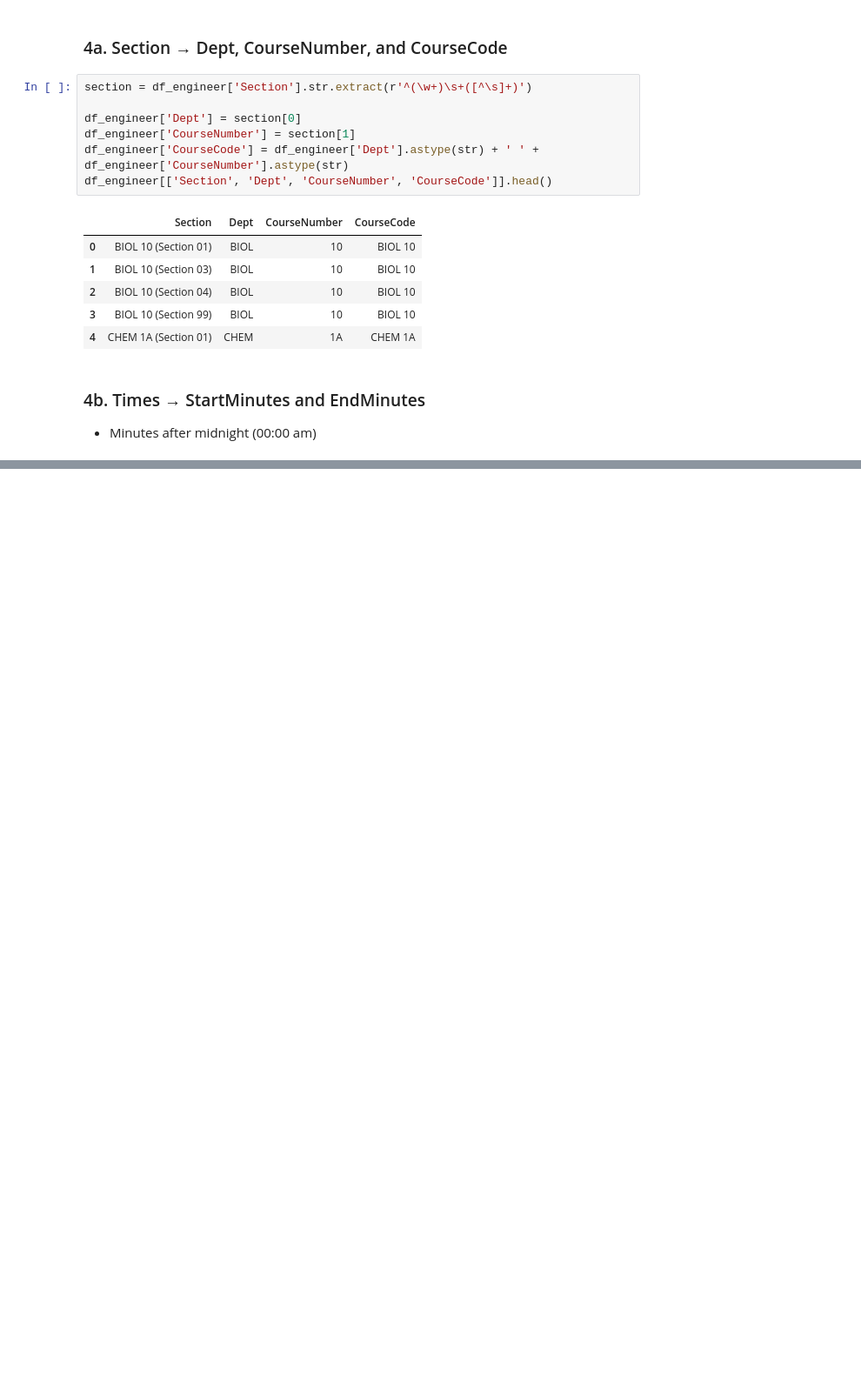
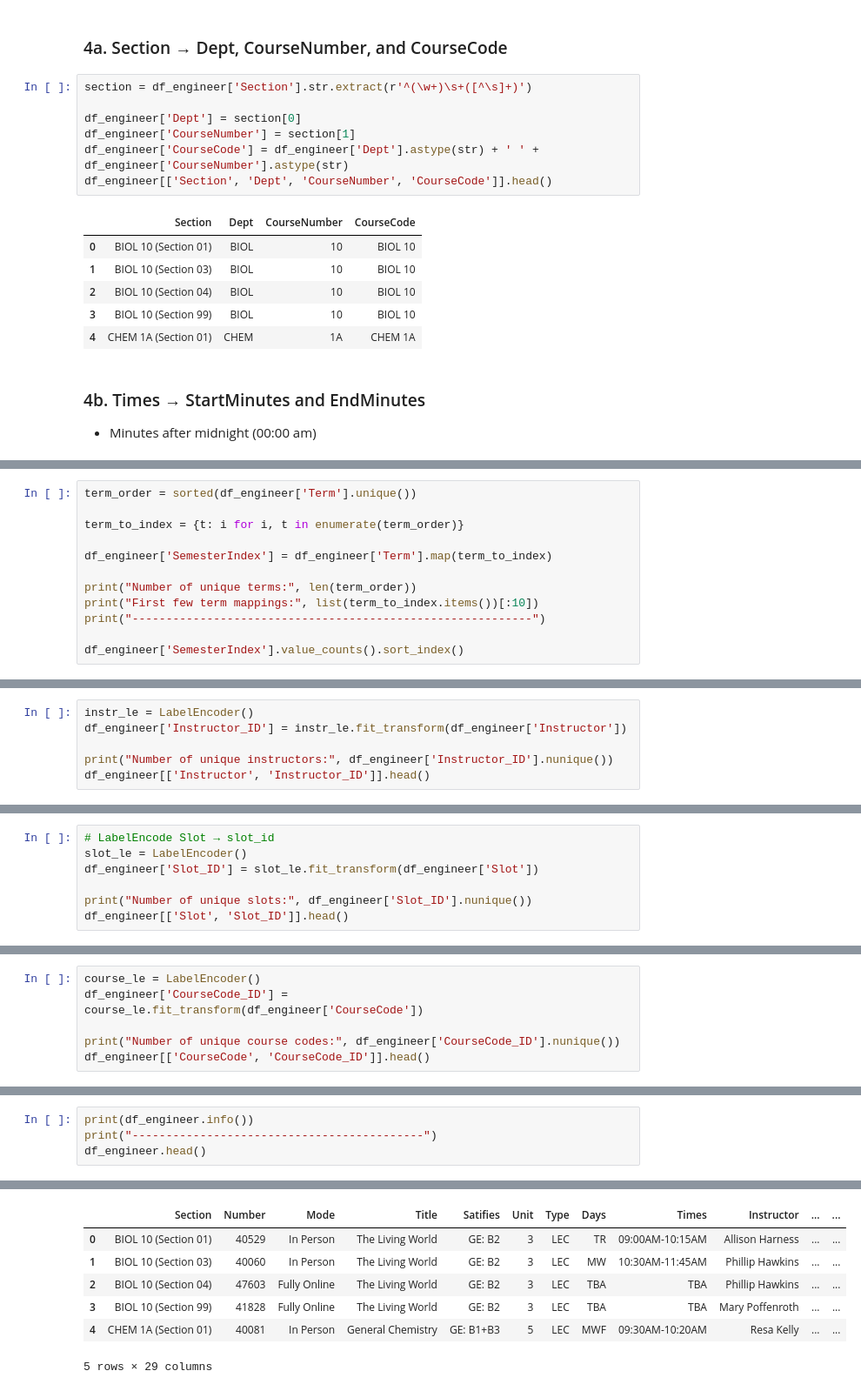
Before and after one commit to 7HE-LUCKY-FISH/major_map, a Jupyter notebook: notebooks/Major_Map_Hoang_Nguyen.ipynb, the cells around one changed output, grey strips where cells are left out. Shown: that part at 87% size. Cells and saved outputs as stored; diff of their text form; blank space fills up the shorter version.

Commit message:
Finished Data Engineering Features

```diff
--- a/notebooks/Major_Map_Hoang_Nguyen.ipynb
+++ b/notebooks/Major_Map_Hoang_Nguyen.ipynb
@@ -558,0 +669,12 @@ ValueError: time data "08:45" doesn't match format "%I:%M%p", at position 0. You
+# %%
+term_order = sorted(df_engineer['Term'].unique())
+
+term_to_index = {t: i for i, t in enumerate(term_order)}
+
+df_engineer['SemesterIndex'] = df_engineer['Term'].map(term_to_index)
+
+print("Number of unique terms:", len(term_order))
+print("First few term mappings:", list(term_to_index.items())[:10])
+print("-----------------------------------------------------------")
+
+df_engineer['SemesterIndex'].value_counts().sort_index()
@@ -558,0 +698,6 @@ ValueError: time data "08:45" doesn't match format "%I:%M%p", at position 0. You
+# %%
+instr_le = LabelEncoder()
+df_engineer['Instructor_ID'] = instr_le.fit_transform(df_engineer['Instructor'])
+
+print("Number of unique instructors:", df_engineer['Instructor_ID'].nunique())
+df_engineer[['Instructor', 'Instructor_ID']].head()
@@ -558,0 +712,7 @@ ValueError: time data "08:45" doesn't match format "%I:%M%p", at position 0. You
+# %%
+# LabelEncode Slot → slot_id
+slot_le = LabelEncoder()
+df_engineer['Slot_ID'] = slot_le.fit_transform(df_engineer['Slot'])
+
+print("Number of unique slots:", df_engineer['Slot_ID'].nunique())
+df_engineer[['Slot', 'Slot_ID']].head()
@@ -558,0 +727,6 @@ ValueError: time data "08:45" doesn't match format "%I:%M%p", at position 0. You
+# %%
+course_le = LabelEncoder()
+df_engineer['CourseCode_ID'] = course_le.fit_transform(df_engineer['CourseCode'])
+
+print("Number of unique course codes:", df_engineer['CourseCode_ID'].nunique())
+df_engineer[['CourseCode', 'CourseCode_ID']].head()
@@ -558,0 +741,5 @@ ValueError: time data "08:45" doesn't match format "%I:%M%p", at position 0. You
+# %%
+print(df_engineer.info())
+print("-------------------------------------------")
+df_engineer.head()
+# %% [output]
@@ -558,0 +763,7 @@ ValueError: time data "08:45" doesn't match format "%I:%M%p", at position 0. You
+|  | Section | Number | Mode | Title | Satifies | Unit | Type | Days | Times | Instructor | ... | ... |
+| 0 | BIOL 10 (Section 01) | 40529 | In Person | The Living World | GE: B2 | 3 | LEC | TR | 09:00AM-10:15AM | Allison Harness | ... | ... |
+| 1 | BIOL 10 (Section 03) | 40060 | In Person | The Living World | GE: B2 | 3 | LEC | MW | 10:30AM-11:45AM | Phillip Hawkins | ... | ... |
+| 2 | BIOL 10 (Section 04) | 47603 | Fully Online | The Living World | GE: B2 | 3 | LEC | TBA | TBA | Phillip Hawkins | ... | ... |
+| 3 | BIOL 10 (Section 99) | 41828 | Fully Online | The Living World | GE: B2 | 3 | LEC | TBA | TBA | Mary Poffenroth | ... | ... |
+| 4 | CHEM 1A (Section 01) | 40081 | In Person | General Chemistry | GE: B1+B3 | 5 | LEC | MWF | 09:30AM-10:20AM | Resa Kelly | ... | ... |
+5 rows × 29 columns
```
Also changed, not shown: parts of 30 cells of this notebook.
